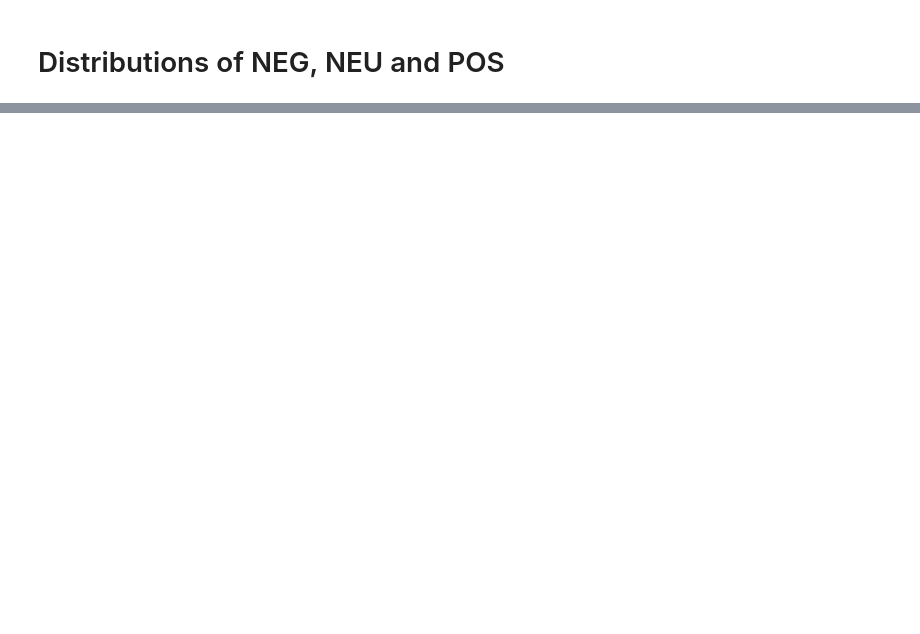
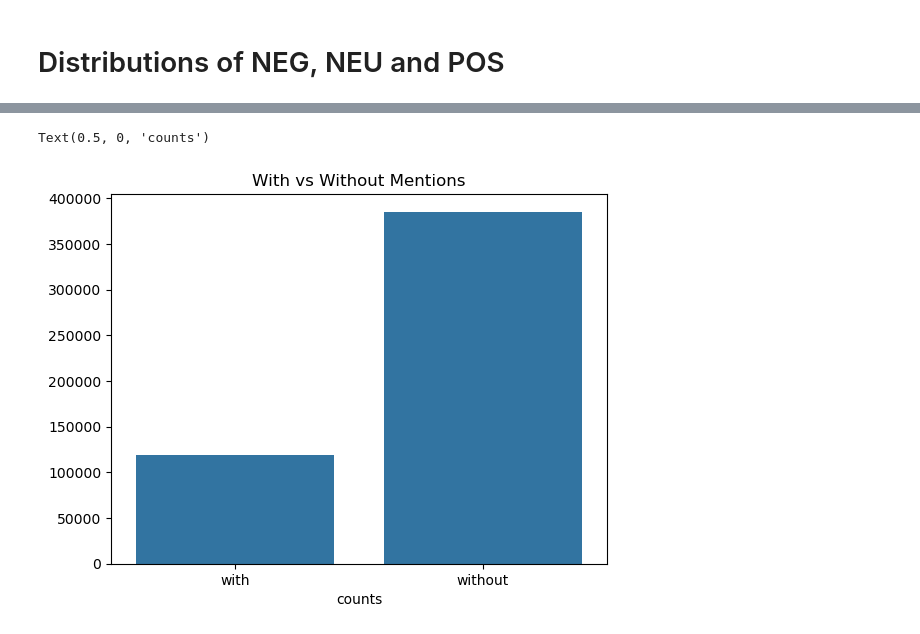
Before and after one commit to jelittle/EECS_4412_Final_Project, a Jupyter notebook: EDA/t4sa_eda_vince.ipynb, the cells around one changed output, grey strips where cells are left out. Saved outputs shown, nothing was run; the diff lists cells and outputs as text; code cells hidden in the pictures; blank space fills up the shorter version.

```diff
--- a/EDA/t4sa_eda_vince.ipynb
+++ b/EDA/t4sa_eda_vince.ipynb
@@ -277,0 +231,3 @@ There are less values in the middle meaning more non-positive and positive
+# %%
+EDA_DF = main_df.copy()
+EDA_DF.head()
@@ -277,0 +297,10 @@ There are less values in the middle meaning more non-positive and positive
+# %%
+total_mentions = EDA_DF['mentions'].count()
+with_mentions = EDA_DF[EDA_DF['mentions'] > 0]['mentions'].count()
+without_mentions = EDA_DF[EDA_DF['mentions'] == 0]['mentions'].count()
+sns.barplot(x=['with', 'without'], y=[with_mentions, without_mentions])
+plt.title('With vs Without Mentions')
+plt.xlabel('counts')
+# %% [output]
+Text(0.5, 0, 'counts')
+[figure, added]
```
Also changed, not shown: parts of 21 cells of this notebook.
